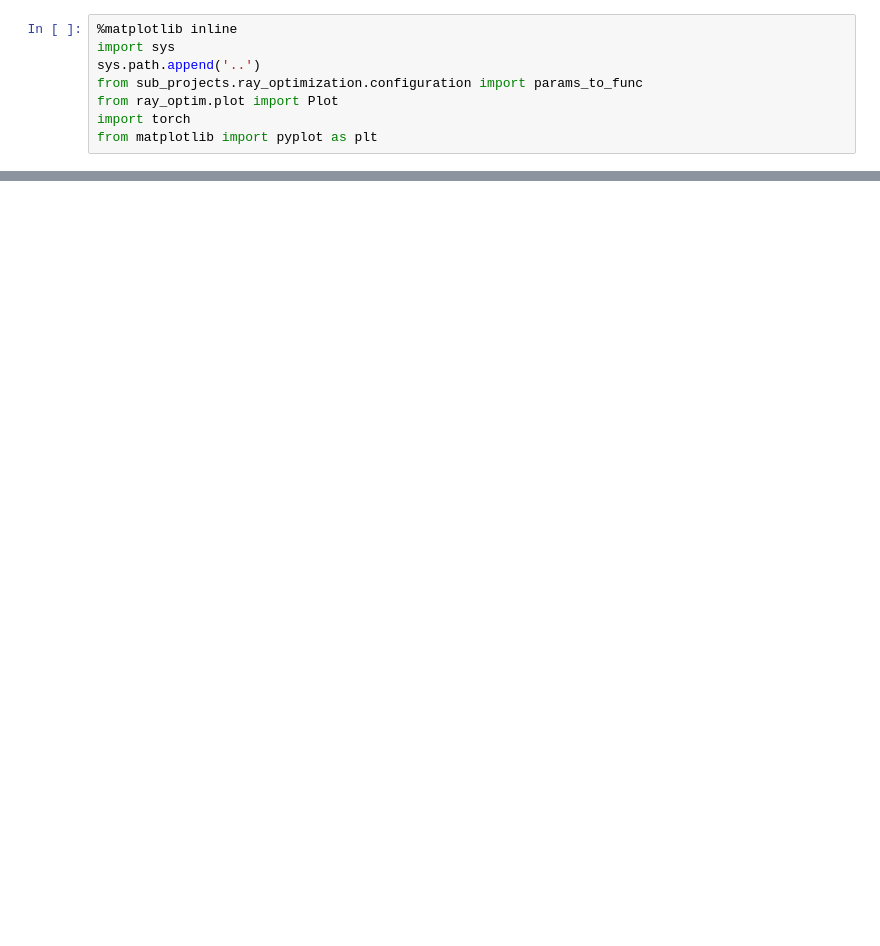
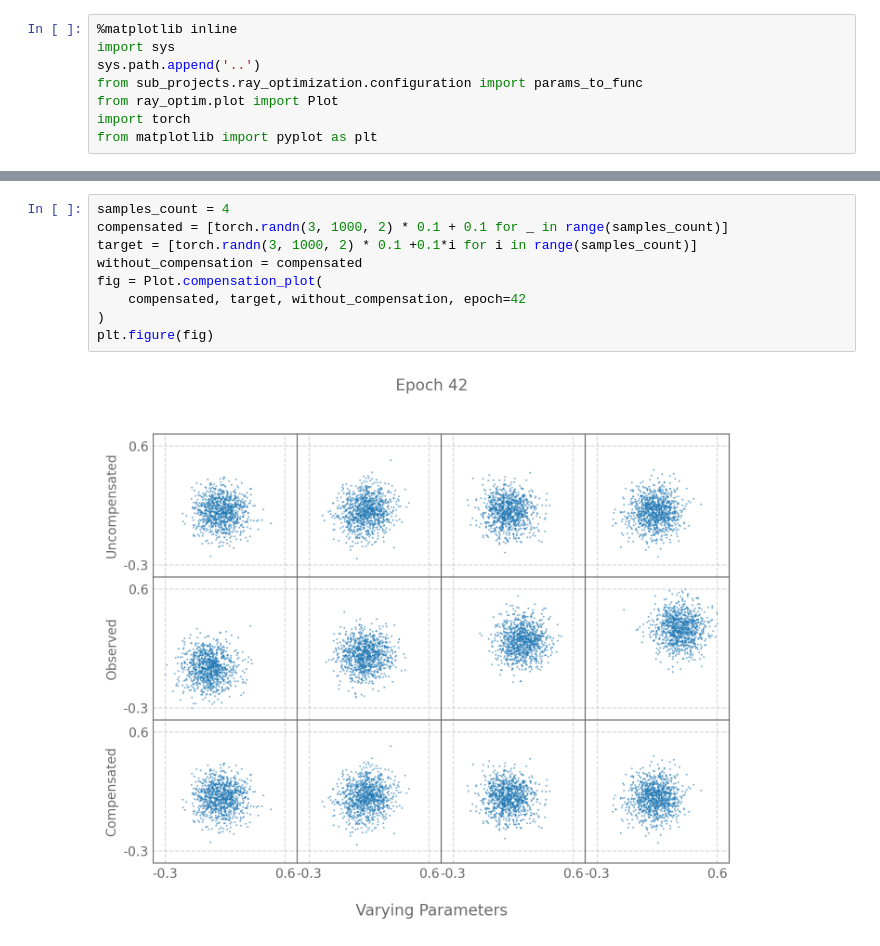
Before and after one commit to hzbian/metrix_hackathon, a Jupyter notebook: testing/test_plots.ipynb, the cells around one changed output, grey strips where cells are left out. Cells and saved outputs as stored; diff of their text form; blank space fills up the shorter version.

Commit message:
Add test for compensation plot

```diff
--- a/testing/test_plots.ipynb
+++ b/testing/test_plots.ipynb
@@ -31,0 +38,11 @@ Plot.plot_param_comparison(epoch=42, real_params=real_params, predicted_params=p
+# %%
+samples_count = 4
+compensated = [torch.randn(3, 1000, 2) * 0.1 + 0.1 for _ in range(samples_count)]
+target = [torch.randn(3, 1000, 2) * 0.1 +0.1*i for i in range(samples_count)]
+without_compensation = compensated
+fig = Plot.compensation_plot(
+    compensated, target, without_compensation, epoch=42
+)
+plt.figure(fig)
+# %% [output]
+[figure, added]
```
Also changed, not shown: parts of 3 cells of this notebook.
